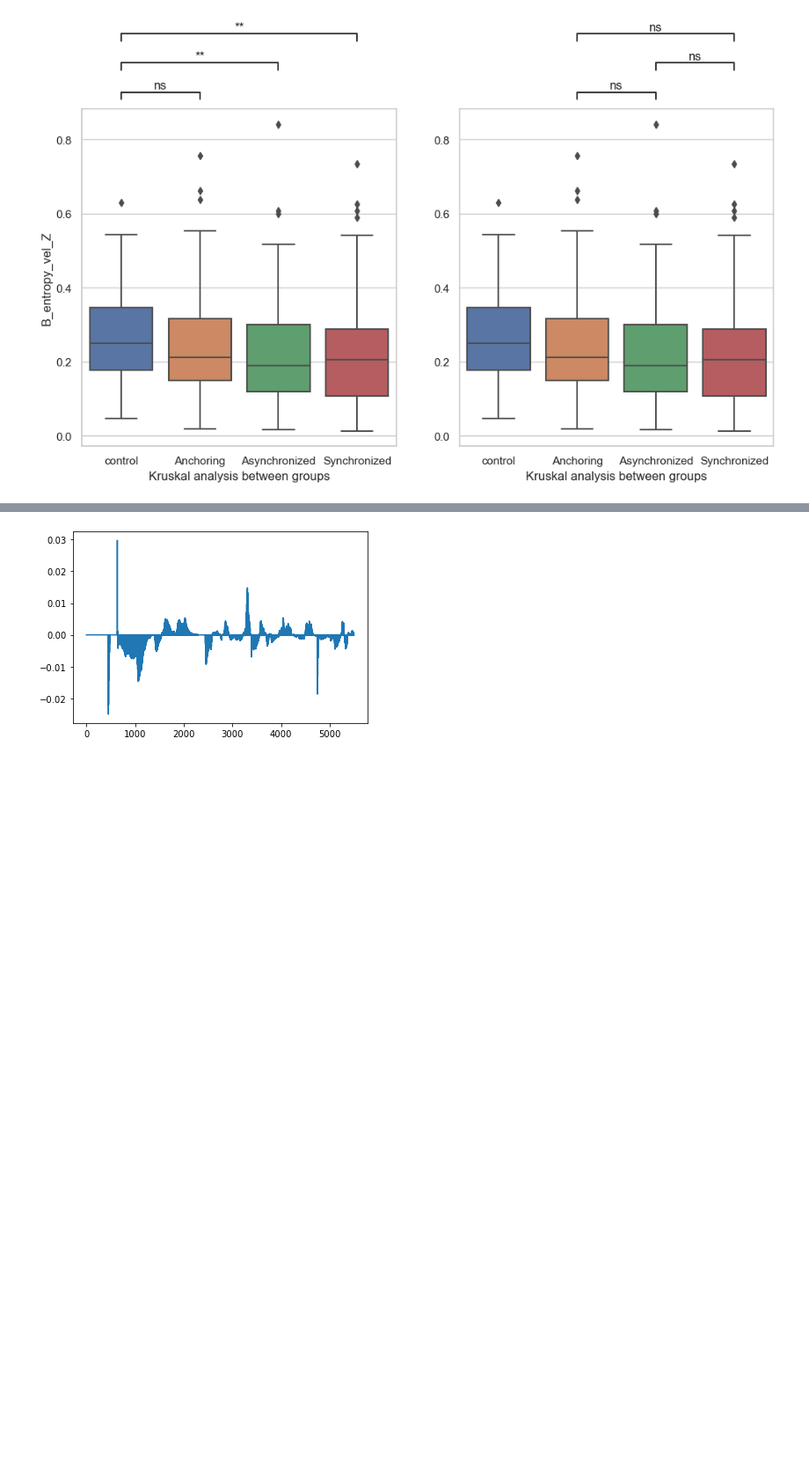
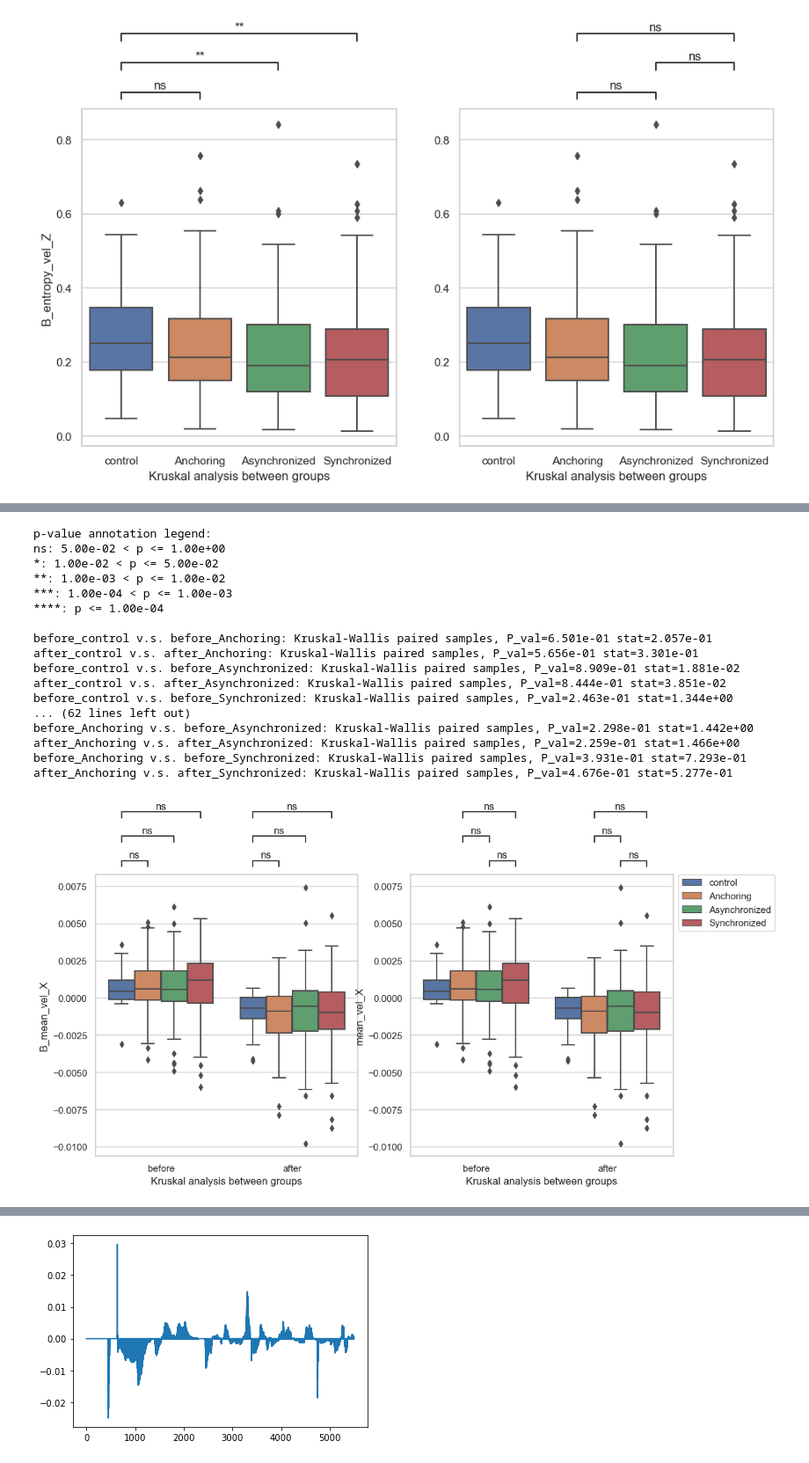
Before and after one commit to Tianyu-Zhou/nasa_project, a Jupyter notebook: cogload/cogload_nasa_home.ipynb, the cells around one changed output, grey strips where cells are left out. Shown at 88% size. Drawn from its saved outputs; the diff is of its cells as text; code cells hidden in the pictures; blank space fills up the shorter version.

```diff
--- a/cogload/cogload_nasa_home.ipynb
+++ b/cogload/cogload_nasa_home.ipynb
@@ -1338,0 +1438,69 @@ data['mean_vel_Z'] = data['mean_vel_Z'][np.abs(data['mean_vel_Z'])<0.01]
+# %%
+### pair analysis visualization start end
+for axis in ['X','Y','Z']:
+   sns.set(style = 'whitegrid')
+   x = 'point_state'
+   y = 'mean_vel_' + axis
+   # y = 'entropy_vel_' + axis
+
+   hue = 'Groups'
+   # order = ["control", "Anchoring","Asynchronized","Synchronized"]
+   # point_states = ["before","after"]
+   order = ["before","after"]
+   point_states = ["control", "Anchoring","Asynchronized","Synchronized"]
+   method = 'Kruskal'
+
+   fig, axes = plt.subplots(1,2, figsize=(12,6), dpi=100)
+   if 1:
+      axes[0] = sns.boxplot(ax = axes[0], data=data, x=x, y=y, hue=hue)
+      test_results = add_stat_annotation(ax=axes[0], data=data, x=x, y=y, hue=hue,
+                                       box_pairs=[
+                                          ((order[0], point_states[0]), (order[0], point_states[1])),
+                                          ((order[0], point_states[0]), (order[0], point_states[2])),
+                                          ((order[0], point_states[0]), (order[0], point_states[3])),
+                                          ((order[1], point_states[0]), (order[1], point_states[1])),
+                                          ((order[1], point_states[0]), (order[1], point_states[2])),
+                                          ((order[1], point_states[0]), (order[1], point_states[3])),
+                                          ],
+                                       test=method,
+                                       comparisons_correction=None,
+                                       text_format='star', loc='outside', verbose=1,
+                                       )
+      axes[0].set(xlabel = method + ' analysis between groups', ylabel=name + '_' + y)
+      axes[0].legend_.remove()
+   if 1:
+      axes[1] = sns.boxplot(ax = axes[1], data=data, x=x, y=y, hue=hue)
+      test_results = add_stat_annotation(ax=axes[1], data=data, x=x, y=y, hue=hue,
+                                       box_pairs=[
+                                          ((order[0], point_states[1]), (order[0], point_states[2])),
+                                          ((order[0], point_states[1]), (order[0], point_states[3])),
+                                          ((order[0], point_states[2]), (order[0], point_states[3])),
+                                          ((order[1], point_states[1]), (order[1], point_states[2])),
+                                          ((order[1], point_states[1]), (order[1], point_states[3])),
+                                          ((order[1], point_states[2]), (order[1], point_states[3])),
+                                          ],
+                                       test=method,
+                                       comparisons_correction=None,
+                                       text_format='star', loc='outside', verbose=1,
+                                       )
+      axes[1].set(xlabel = method + ' analysis between groups')
+      plt.legend(bbox_to_anchor=(1.02, 1), loc='upper left', borderaxespad=0)
+# %% [output]
+p-value annotation legend:
+ns: 5.00e-02 < p <= 1.00e+00
+*: 1.00e-02 < p <= 5.00e-02
+**: 1.00e-03 < p <= 1.00e-02
+***: 1.00e-04 < p <= 1.00e-03
+****: p <= 1.00e-04
+
+before_control v.s. before_Anchoring: Kruskal-Wallis paired samples, P_val=6.501e-01 stat=2.057e-01
+after_control v.s. after_Anchoring: Kruskal-Wallis paired samples, P_val=5.656e-01 stat=3.301e-01
+before_control v.s. before_Asynchronized: Kruskal-Wallis paired samples, P_val=8.909e-01 stat=1.881e-02
+after_control v.s. after_Asynchronized: Kruskal-Wallis paired samples, P_val=8.444e-01 stat=3.851e-02
+before_control v.s. before_Synchronized: Kruskal-Wallis paired samples, P_val=2.463e-01 stat=1.344e+00
+... (62 lines left out)
+before_Anchoring v.s. before_Asynchronized: Kruskal-Wallis paired samples, P_val=2.298e-01 stat=1.442e+00
+after_Anchoring v.s. after_Asynchronized: Kruskal-Wallis paired samples, P_val=2.259e-01 stat=1.466e+00
+before_Anchoring v.s. before_Synchronized: Kruskal-Wallis paired samples, P_val=3.931e-01 stat=7.293e-01
+after_Anchoring v.s. after_Synchronized: Kruskal-Wallis paired samples, P_val=4.676e-01 stat=5.277e-01
+[figure, added]
```
Also changed, not shown: parts of 5 cells of this notebook.
